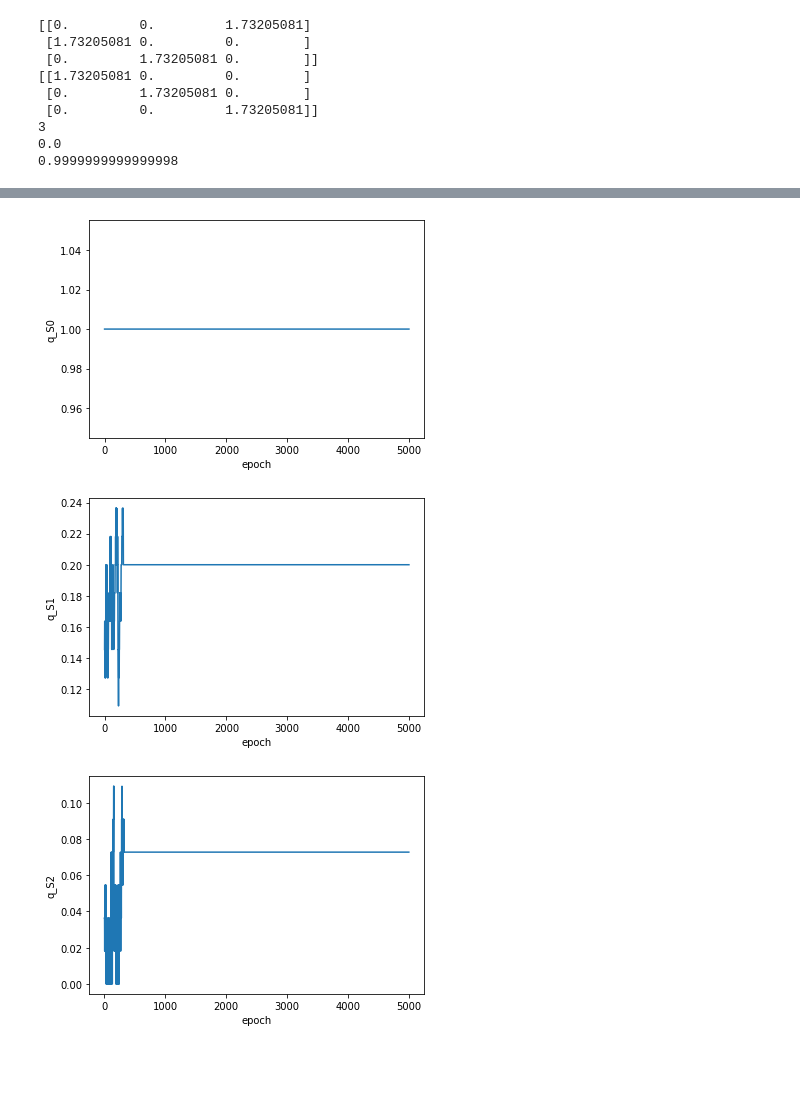
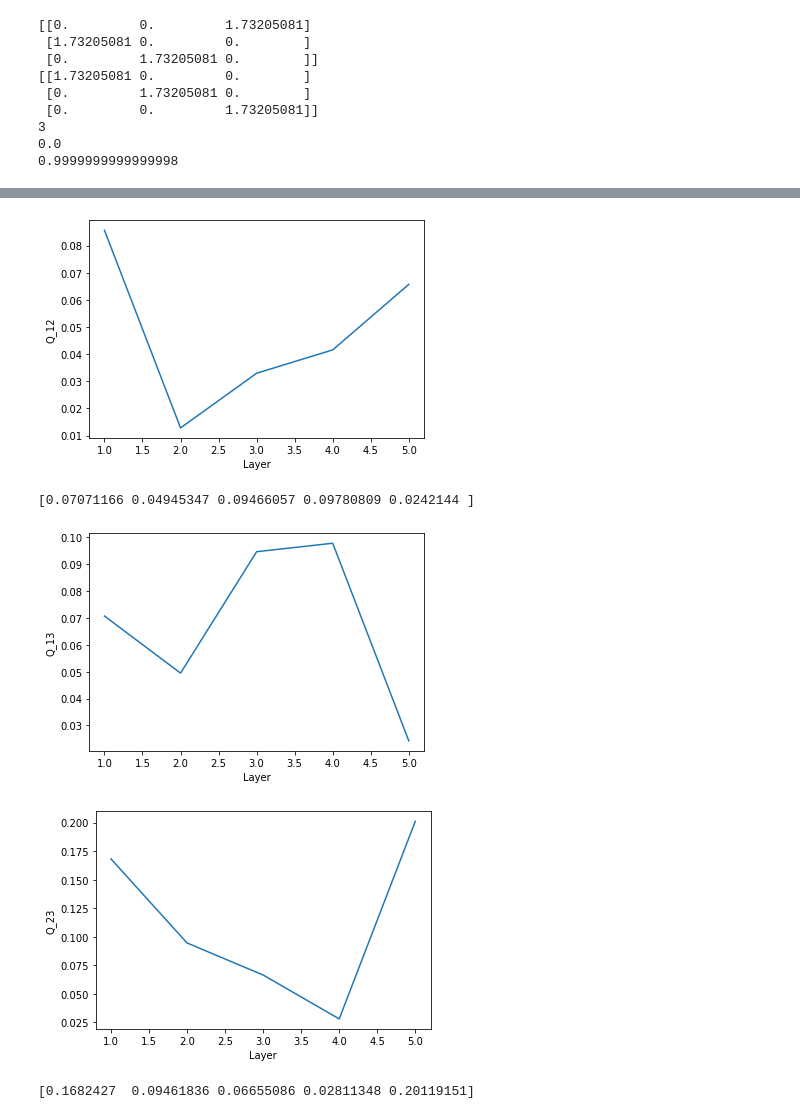
Before and after one commit to tumblingdice512/deep-learning-from-scratch, a Jupyter notebook: model3_2.ipynb, the cells around one changed output, grey strips where cells are left out. Saved outputs shown, nothing was run; the diff lists cells and outputs as text; code cells hidden in the pictures; blank space fills up the shorter version.

```diff
--- a/model3_2.ipynb
+++ b/model3_2.ipynb
@@ -43,7 +43,6 @@ L = 5
 #各パーセプトロンのスピンの成分数を増やすときは、SOとSLを行列の形式にすればよい。
 # %%
 S0 = np.array([[random.choice([1,-1]) for i in range(N)],[random.choice([1,-1]) for i in range(N)],
-               [random.choice([1,-1]) for i in range(N)],[random.choice([1,-1]) for i in range(N)],
                [random.choice([1,-1]) for i in range(N)],[random.choice([1,-1]) for i in range(N)],
                [random.choice([1,-1]) for i in range(N)],[random.choice([1,-1]) for i in range(N)],
                [random.choice([1,-1]) for i in range(N)],[random.choice([1,-1]) for i in range(N)],
@@ -53,7 +52,6 @@ SL = np.array([[random.choice([1,-1]) for i in range(N)],[random.choice([1,-1])
                [random.choice([1,-1]) for i in range(N)],[random.choice([1,-1]) for i in range(N)],
                [random.choice([1,-1]) for i in range(N)],[random.choice([1,-1]) for i in range(N)],
                [random.choice([1,-1]) for i in range(N)],[random.choice([1,-1]) for i in range(N)],
-               [random.choice([1,-1]) for i in range(N)],[random.choice([1,-1]) for i in range(N)],
                [random.choice([1,-1]) for i in range(N)],[random.choice([1,-1]) for i in range(N)]])
 
 M = len(S0)
@@ -417,24 +633,33 @@ plt.show()
 # %%
-i = range(n_epoch)
-plt.plot(i, q_S0)
-plt.xlabel('epoch')
-plt.ylabel('q_S0')
+i = [1,2,3,4,5]
+plt.plot(i, Q_12)
+plt.xlabel('Layer')
+plt.ylabel('Q_12')
 plt.show()
 # %% [output]
-[figure, old version]
+[figure, new version]
+# %%
+Q_13 = np.array([Q_13_1[n_epoch-1], Q_13_2[n_epoch-1], Q_13_3[n_epoch-1],
+     Q_13_4[n_epoch-1], Q_13_5[n_epoch-1]])
+# %% [output]
+[0.07071166 0.04945347 0.09466057 0.09780809 0.0242144 ]
 # %%
-i = range(n_epoch)
-plt.plot(i, q_S1)
-plt.xlabel('epoch')
-plt.ylabel('q_S1')
+i = [1,2,3,4,5]
+plt.plot(i, Q_13)
+plt.xlabel('Layer')
+plt.ylabel('Q_13')
 plt.show()
 # %% [output]
-[figure, old version]
+[figure, new version]
+# %%
+Q_23 = np.array([Q_23_1[n_epoch-1], Q_23_2[n_epoch-1], Q_23_3[n_epoch-1],
+     Q_23_4[n_epoch-1], Q_23_5[n_epoch-1]])
 # %%
-i = range(n_epoch)
-plt.plot(i, q_S2)
-plt.xlabel('epoch')
-plt.ylabel('q_S2')
+i = [1,2,3,4,5]
+plt.plot(i, Q_23)
+plt.xlabel('Layer')
+plt.ylabel('Q_23')
 plt.show()
 # %% [output]
-[figure, old version]
+[figure, new version]
+[0.1682427  0.09461836 0.06655086 0.02811348 0.20119151]
```
Also changed, not shown: parts of 30 cells of this notebook.
